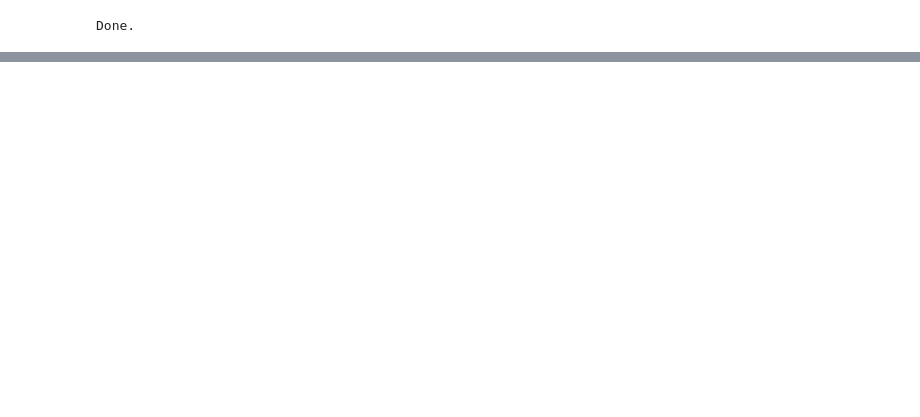
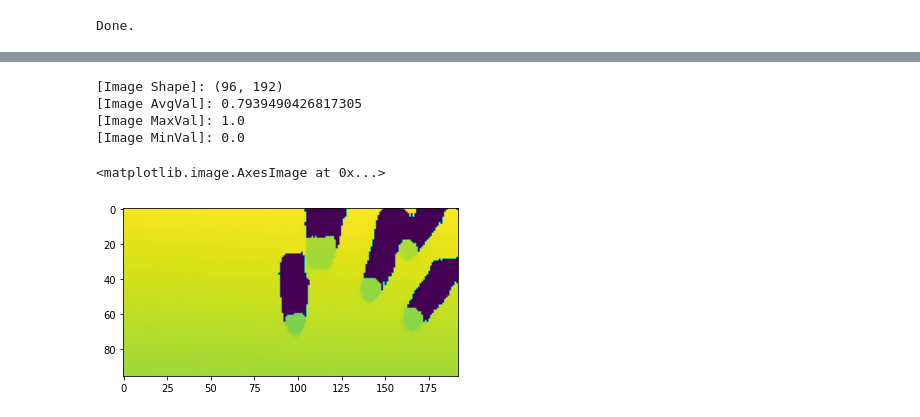
Before and after one commit to park-sangbeom/resnet, a Jupyter notebook: demo/00.data_test.ipynb, the cells around one changed output, grey strips where cells are left out. Cells and saved outputs as stored; diff of their text form; code cells hidden in the pictures; blank space fills up the shorter version.

```diff
--- a/demo/00.data_test.ipynb
+++ b/demo/00.data_test.ipynb
@@ -22,0 +47,15 @@ plt.imshow(image)
+# %%
+realimg2 = np.load('../data/realworld/1025_test10_norm.npy')
+realimg2 = realworld_ortho_proejction(realimg2)
+print("[Image Shape]:",realimg2.shape)
+print("[Image AvgVal]:",np.average(realimg2))
+print("[Image MaxVal]:",np.max(realimg2))
+print("[Image MinVal]:",np.min(realimg2))
+plt.imshow(realimg2)
+# %% [output]
+[Image Shape]: (96, 192)
+[Image AvgVal]: 0.7939490426817305
+[Image MaxVal]: 1.0
+[Image MinVal]: 0.0
+<matplotlib.image.AxesImage at 0x...>
+[figure, added]
```
Also changed, not shown: parts of 4 cells of this notebook, 18 other files.
